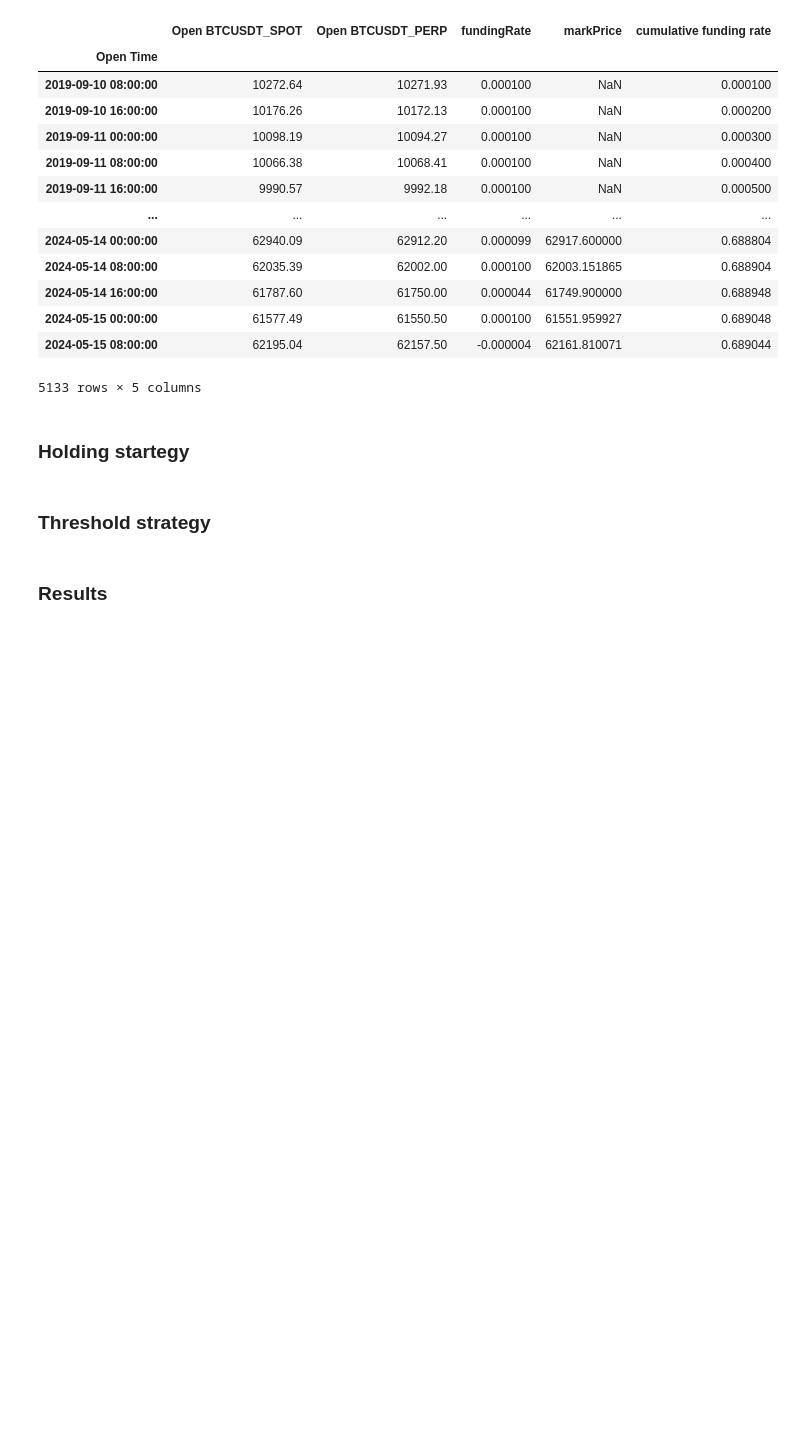
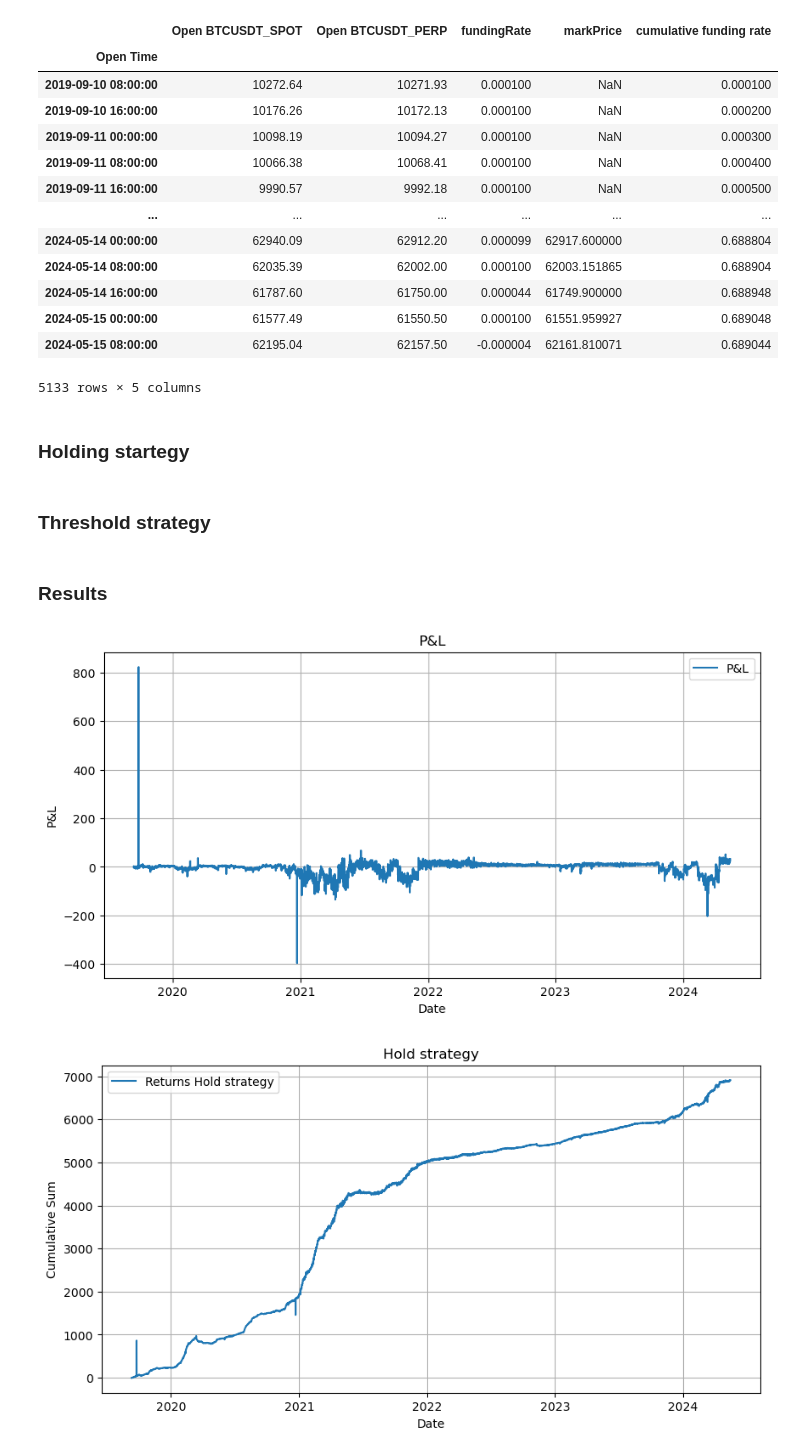
Before and after one commit to Aidasvenc/funding-rate-trading, a Jupyter notebook: Strategy.ipynb, the cells around one changed output. Drawn from its saved outputs; the diff is of its cells as text; code cells hidden in the pictures; blank space fills up the shorter version.

```diff
--- a/Strategy.ipynb
+++ b/Strategy.ipynb
@@ -119,9 +119,9 @@ def compute_returns(data, cumulative_sum, PandL, size_final_s, size_final_f, fee
 
     return data
 # %%
-def plot_data(data_hold):
+def plot_data(data):
     plt.figure(figsize=(10, 5))
-    plt.plot(data_hold.index, data_hold['PandL'], label='P&L')
+    plt.plot(data.index, data['PandL'], label='P&L')
     plt.title('P&L')
     plt.ylabel('P&L')
     plt.xlabel('Date')
@@ -130,7 +130,7 @@ def plot_data(data_hold):
     plt.show()
 
     plt.figure(figsize=(10, 5))
-    plt.plot(data_hold.index, data_hold['strat_returns'], label='Returns Hold strategy')
+    plt.plot(data.index, data['strat_returns'], label='Returns Hold strategy')
     plt.title('Hold strategy')
     plt.ylabel('Cumulative Sum')
     plt.xlabel('Date')
@@ -205,6 +205,11 @@ for threshold in thresholds:
     data_thresholds.append(data_threshold)
 # %% [markdown]
 ### Results
+# %%
+plot_data(data_hold)
+# %% [output]
+[figure, added]
+[figure, added]
 # %%
 for data_threshold in data_thresholds:
     plot_data_side_by_side(data_hold, data_threshold)
```
Also changed, not shown: parts of 4 cells of this notebook.
